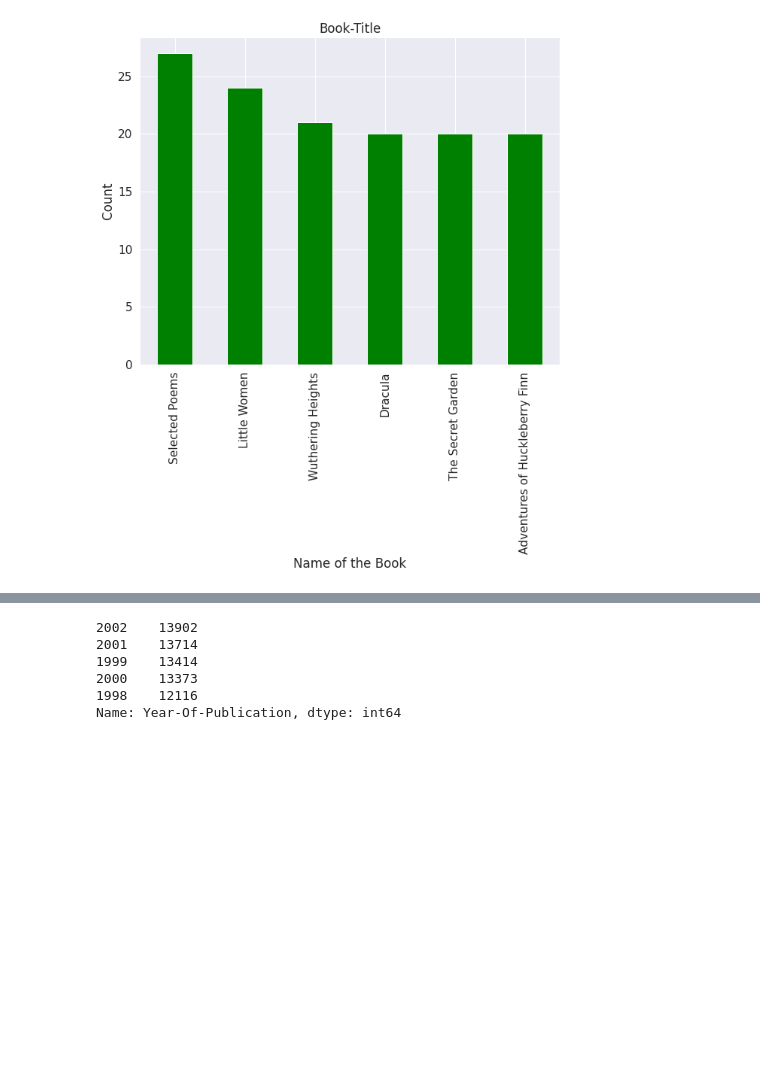
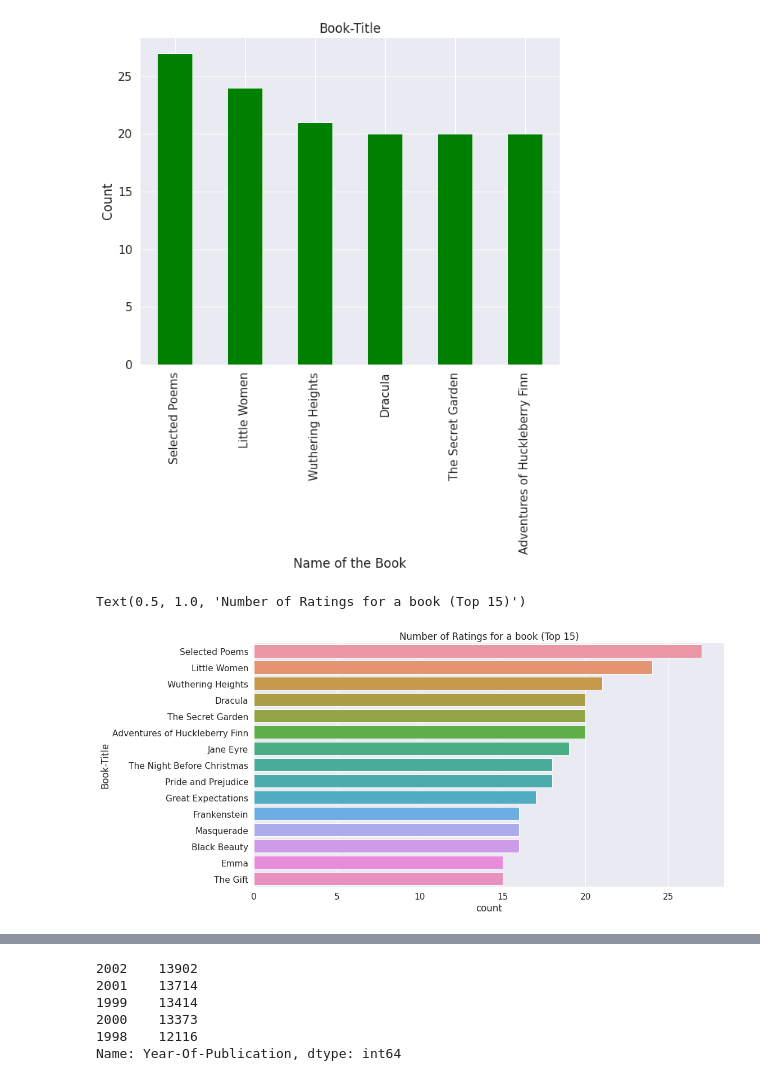
Before and after one commit to Rohitkumar1011/Book-Recommender-system.ipynb, a Jupyter notebook: Book_Recommender_system.ipynb, the cells around one changed output, grey strips where cells are left out. Cells and saved outputs as stored; diff of their text form; code cells hidden in the pictures; blank space fills up the shorter version.

```diff
--- a/Book_Recommender_system.ipynb
+++ b/Book_Recommender_system.ipynb
@@ -260,3 +261,11 @@ plt.title("Book-Title")
 # %% [output]
 Text(0.5, 1.0, 'Book-Title')
 [figure]
+# %%
+# Number of ratings of books
+plt.figure(figsize=(15,8))
+sns.countplot(y="Book-Title", data=books, order=books['Book-Title'].value_counts().index[0:15])
+plt.title("Number of Ratings for a book (Top 15)")
+# %% [output]
+Text(0.5, 1.0, 'Number of Ratings for a book (Top 15)')
+[figure, added]
```
Also changed, not shown: parts of 28 cells of this notebook.
